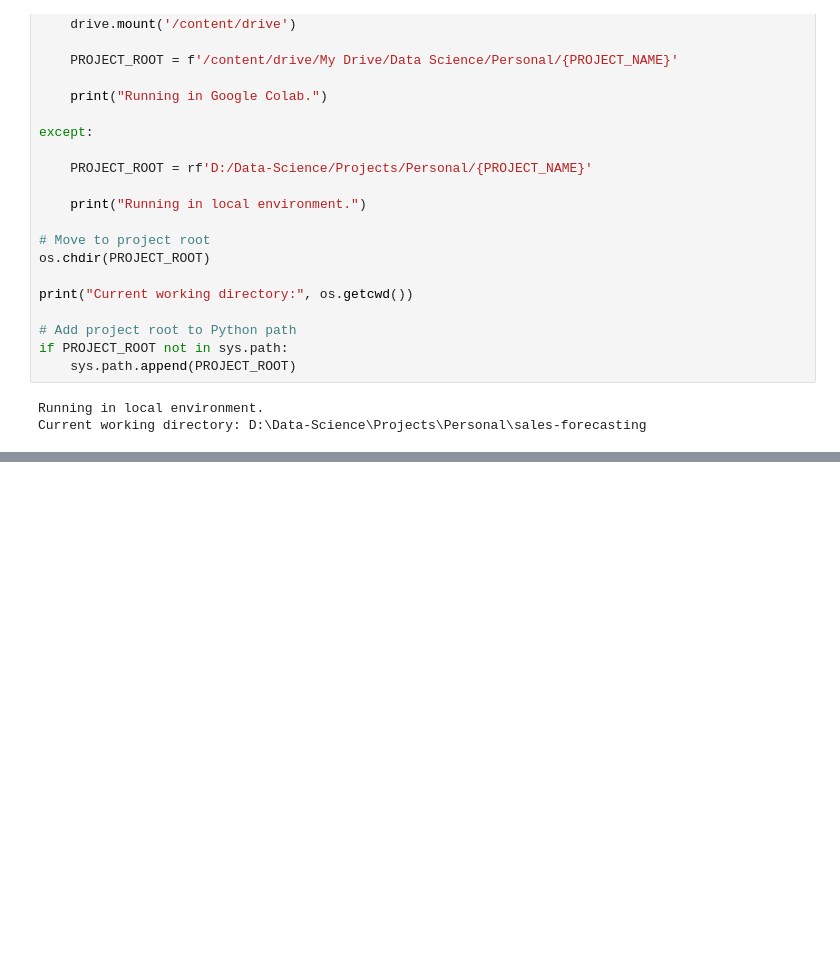
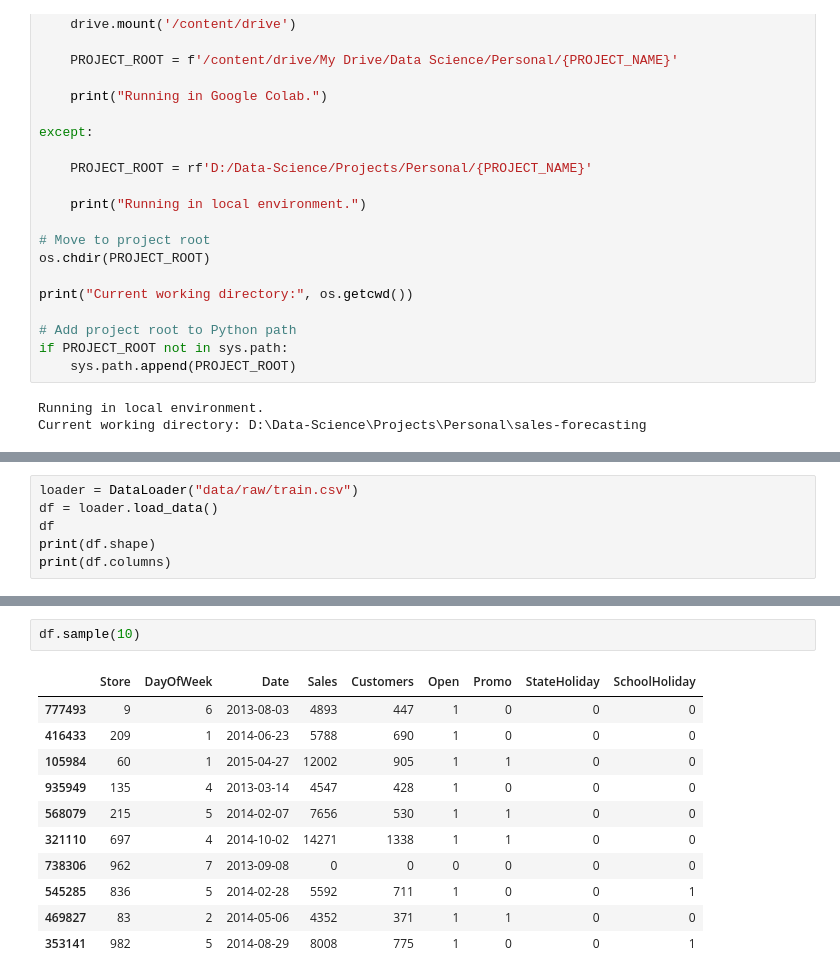
Before and after one commit to readulislamtamim/sales-forecasting, a Jupyter notebook: notebooks/main.ipynb, the cells around one changed output, grey strips where cells are left out. Drawn from its saved outputs; the diff is of its cells as text; blank space fills up the shorter version.

```diff
--- a/notebooks/main.ipynb
+++ b/notebooks/main.ipynb
@@ -47,0 +51,6 @@ Project Name: Sales Forecasting
+# %%
+loader = DataLoader("data/raw/train.csv")
+df = loader.load_data()
+df
+print(df.shape)
+print(df.columns)
@@ -47,0 +81,14 @@ Project Name: Sales Forecasting
+# %%
+df.sample(10)
+# %% [output]
+|  | Store | DayOfWeek | Date | Sales | Customers | Open | Promo | StateHoliday | SchoolHoliday |
+| 777493 | 9 | 6 | 2013-08-03 | 4893 | 447 | 1 | 0 | 0 | 0 |
+| 416433 | 209 | 1 | 2014-06-23 | 5788 | 690 | 1 | 0 | 0 | 0 |
+| 105984 | 60 | 1 | 2015-04-27 | 12002 | 905 | 1 | 1 | 0 | 0 |
+| 935949 | 135 | 4 | 2013-03-14 | 4547 | 428 | 1 | 0 | 0 | 0 |
+| 568079 | 215 | 5 | 2014-02-07 | 7656 | 530 | 1 | 1 | 0 | 0 |
+| 321110 | 697 | 4 | 2014-10-02 | 14271 | 1338 | 1 | 1 | 0 | 0 |
+| 738306 | 962 | 7 | 2013-09-08 | 0 | 0 | 0 | 0 | 0 | 0 |
+| 545285 | 836 | 5 | 2014-02-28 | 5592 | 711 | 1 | 0 | 0 | 1 |
+| 469827 | 83 | 2 | 2014-05-06 | 4352 | 371 | 1 | 1 | 0 | 0 |
+| 353141 | 982 | 5 | 2014-08-29 | 8008 | 775 | 1 | 0 | 0 | 1 |
```
Also changed, not shown: parts of 9 cells of this notebook, 2 other files.
